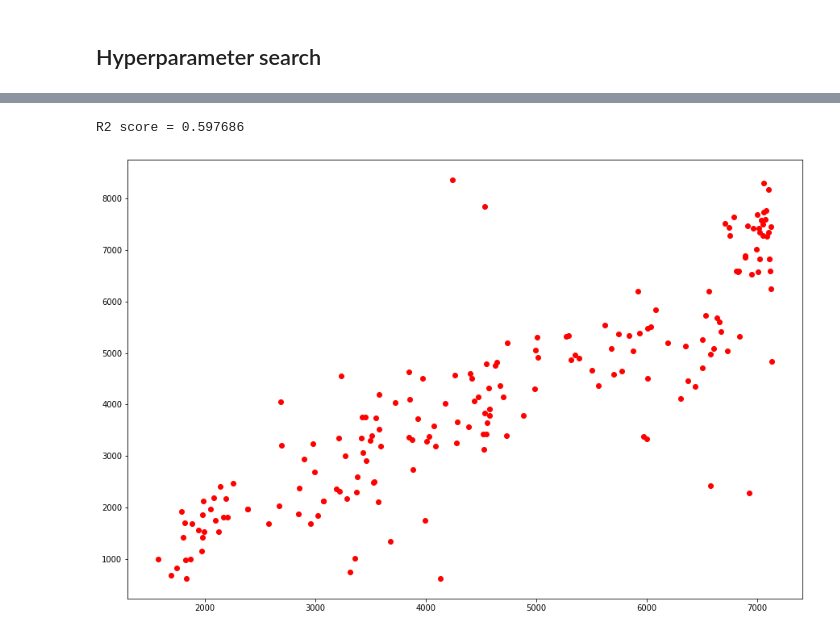
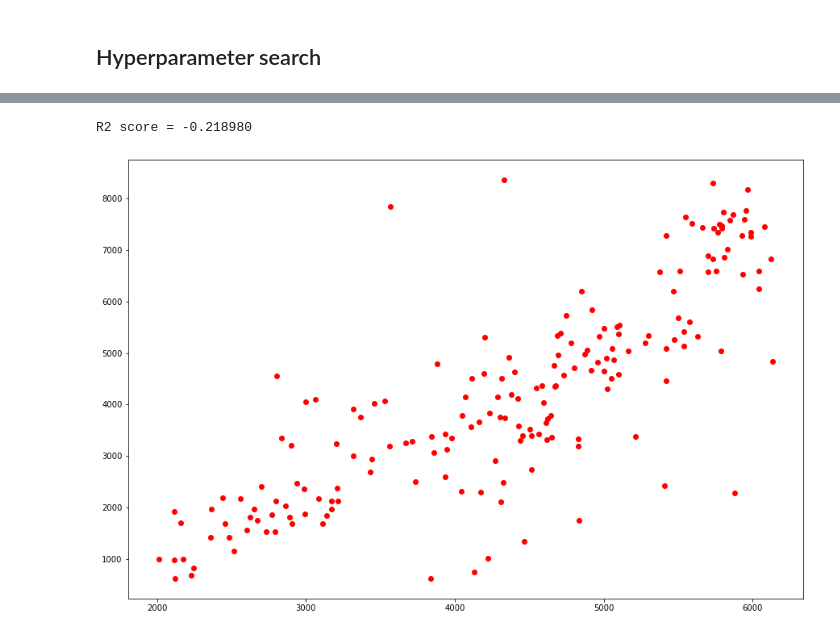
Before and after one commit to phdinds-aim/neural_net_class, a Jupyter notebook: neural_net_regression.ipynb, the cells around one changed output, grey strips where cells are left out. Drawn from its saved outputs; the diff is of its cells as text; code cells hidden in the pictures.

Commit message:
added sigmoid2 activation

```diff
--- a/neural_net_regression.ipynb
+++ b/neural_net_regression.ipynb
@@ -282,11 +289,11 @@ no_inputs=len(X[0])
 # %%
-np.random.seed(42)
+# np.random.seed(42)
 
-nn = neural_net()
-nn.add_input_layer(no_inputs) # input layer
-nn.add_layer(no_hidden, activation='sigmoid', learning_rate=0.01)
-# nn.add_layer(3, activation='sigmoid', learning_rate=0.01)
-nn.add_layer(1, activation='linear', learning_rate=0.001) # output layer
+# nn = neural_net()
+# nn.add_input_layer(no_inputs) # input layer
+# nn.add_layer(no_hidden, activation='sigmoid', learning_rate=0.01)
+# # nn.add_layer(3, activation='sigmoid', learning_rate=0.01)
+# nn.add_layer(1, activation='linear', learning_rate=0.001) # output layer
 
-# errors printed by verbose has a bug
-nn.fit(X_train, y_train, X_test.values, y_test, train_iter=100000, metric='r2', verbose=True)
+# # errors printed by verbose has a bug
+# nn.fit(X_train, y_train, X_test.values, y_test, train_iter=100, metric='r2', verbose=True)
@@ -320,3 +303,3 @@ plt.plot(nn.metric, label='r2')
 # %%
-y_pred = nn.predict(X_test)
-r2_score(y_pred, y_test)
+# y_pred = nn.predict(X_test)
+# r2_score(y_pred, y_test)
@@ -338,9 +316,9 @@ import pandas as pd
 import matplotlib.pyplot as plt
 
 #create df of possible combinations of nodes
-nodes = [8, 10, 12, 14, 16]
+nodes = [4, 6]
 df_combs = pd.DataFrame()
-for num_hid_layer in [1, 2]:
+for num_hid_layer in [1]:
     df_layer_node = pd.DataFrame()
     num_nodes = list(it.product(nodes, repeat=num_hid_layer))
     df_layer_node['num_nodes'] = num_nodes
@@ -348,5 +326,6 @@ for num_hid_layer in [1, 2]:
 
     df_combs = pd.concat([df_combs, df_layer_node])
 df_combs.reset_index(drop=True, inplace=True)
+df_combs
 # %% [output]
 |  | num_nodes | num_hid_layer |
@@ -381,10 +350,10 @@ for index, row in df_combs.iterrows():
     for i in range(num_hidden):
         nn.add_layer(num_nodes=num_nodes[i], activation='sigmoid', learning_rate=0.01)
 
-    nn.add_layer(1, activation='linear', learning_rate=0.001) # output
+    nn.add_layer(1, activation='sigmoid2', learning_rate=0.001) # output
 
     np.random.seed(42)
-    nn.fit(X_train, y_train, X_test.values, y_test, train_iter=2000, metric='r2', verbose=False)
+    nn.fit(X_train, y_train, X_test.values, y_test, train_iter=200, metric='r2', verbose=False)
 
     label = f"num hidden layers: {df_combs['num_hid_layer'].iloc[k]} num nodes: {df_combs['num_nodes'].iloc[k]}"
     k += 1
@@ -397,7 +366,6 @@ for index, row in df_combs.iterrows():
     y_pred = nn.predict(X_test)
     metric = r2_score(y_pred, y_test)
     logs['final_metric'] += [metric]
-
     print('validation metric', metric)
 # %% [output]
 combination 0
@@ -432,11 +382,11 @@ data
 # %%
 y_pred = nn.predict(X_test)
 r2_score(y_pred, y_test)
 
 fig = plt.figure(figsize=(15, 10))
-plt.scatter(y_highest.max()*y_pred,y_highest.max()*y_test, c="r", label="test (actual) data")
-print("R2 score = %f"%r2_score(y_highest.max()*y_pred, y_highest.max()*y_test))
+plt.scatter(y_highest*y_pred,y_highest*y_test, c="r", label="test (actual) data")
+print("R2 score = %f"%r2_score(y_highest*y_pred, y_highest*y_test))
 #print(accuracy_score(y_pred_LR,y_test))
 # %% [output]
-R2 score = 0.597686
+R2 score = -0.218980
-[figure, old version]
+[figure, new version]
```
Also changed, not shown: parts of 15 cells of this notebook.
